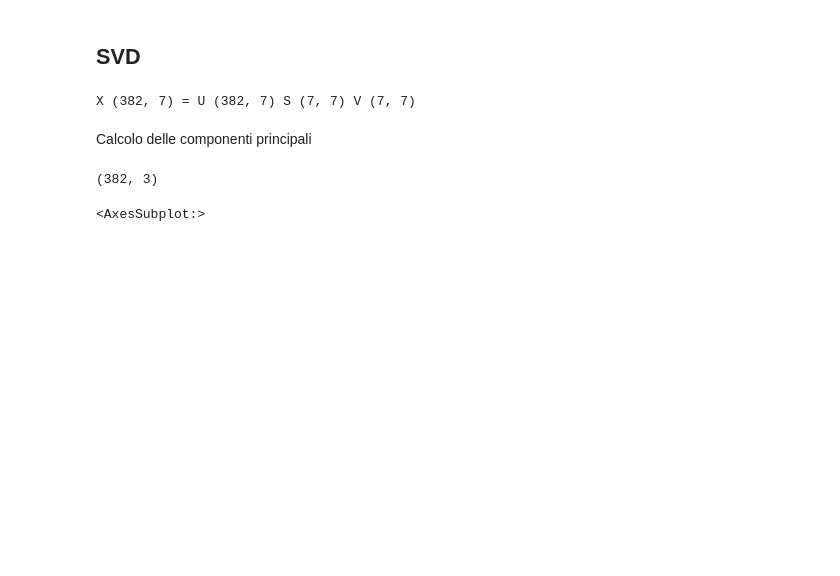
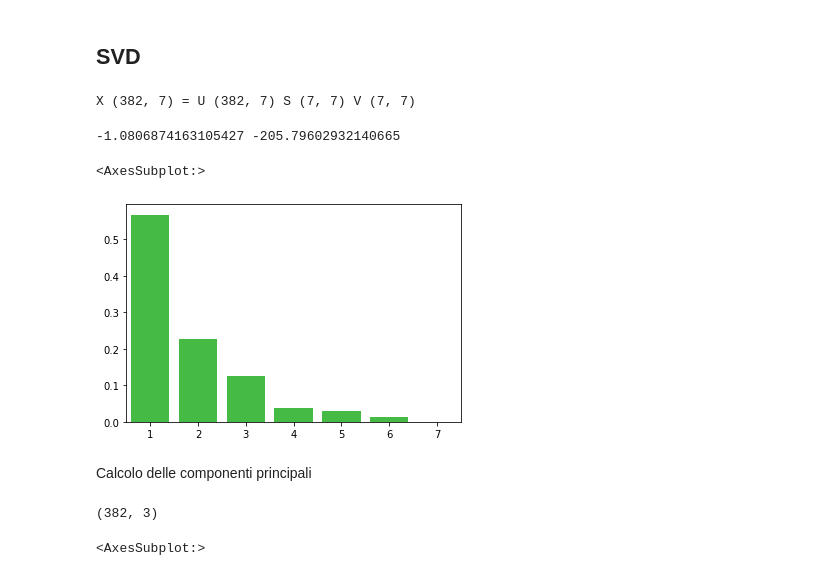
Before and after one commit to YuriGardinazzi/DataMiningNotes, a Jupyter notebook: PCA_analysis.ipynb, the cells around one changed output. Saved outputs shown, nothing was run; the diff lists cells and outputs as text; code cells hidden in the pictures; blank space fills up the shorter version.

```diff
--- a/PCA_analysis.ipynb
+++ b/PCA_analysis.ipynb
@@ -37,9 +56,23 @@ X (382, 7) = U (382, 7) S (7, 7) V (7, 7)
 # %%
-#T = np.dot(U,S) #Scores
-#P = S   #Loadings
+T = np.matmul(U,S) #Scores
+#T = U*S
+P = S   #Loadings
+
+Data = np.dot(T,P.T)
+E = np.subtract(X,Data)
 #X_pca = np.dot(T,P.T)
-#Eigen_pca = np.power(S,2)/(n-1)
+Eigen_pca = np.power(S,2)/(n-1)
 #print(Eigen_pca)
+print(X.iat[1,1], Data[1,1])
+# %% [output]
+-1.0806874163105427 -205.79602932140665
+# %%
+var_explained = np.round(s**2/np.sum(s**2), decimals=3)
+sns.barplot(x=list(range(1,len(var_explained)+1)),
+            y=var_explained, color="limegreen")
+# %% [output]
+<AxesSubplot:>
+[figure, added]
 # %% [markdown]
 Calcolo delle componenti principali
 # %%
```
Also changed, not shown: parts of 9 cells of this notebook.
